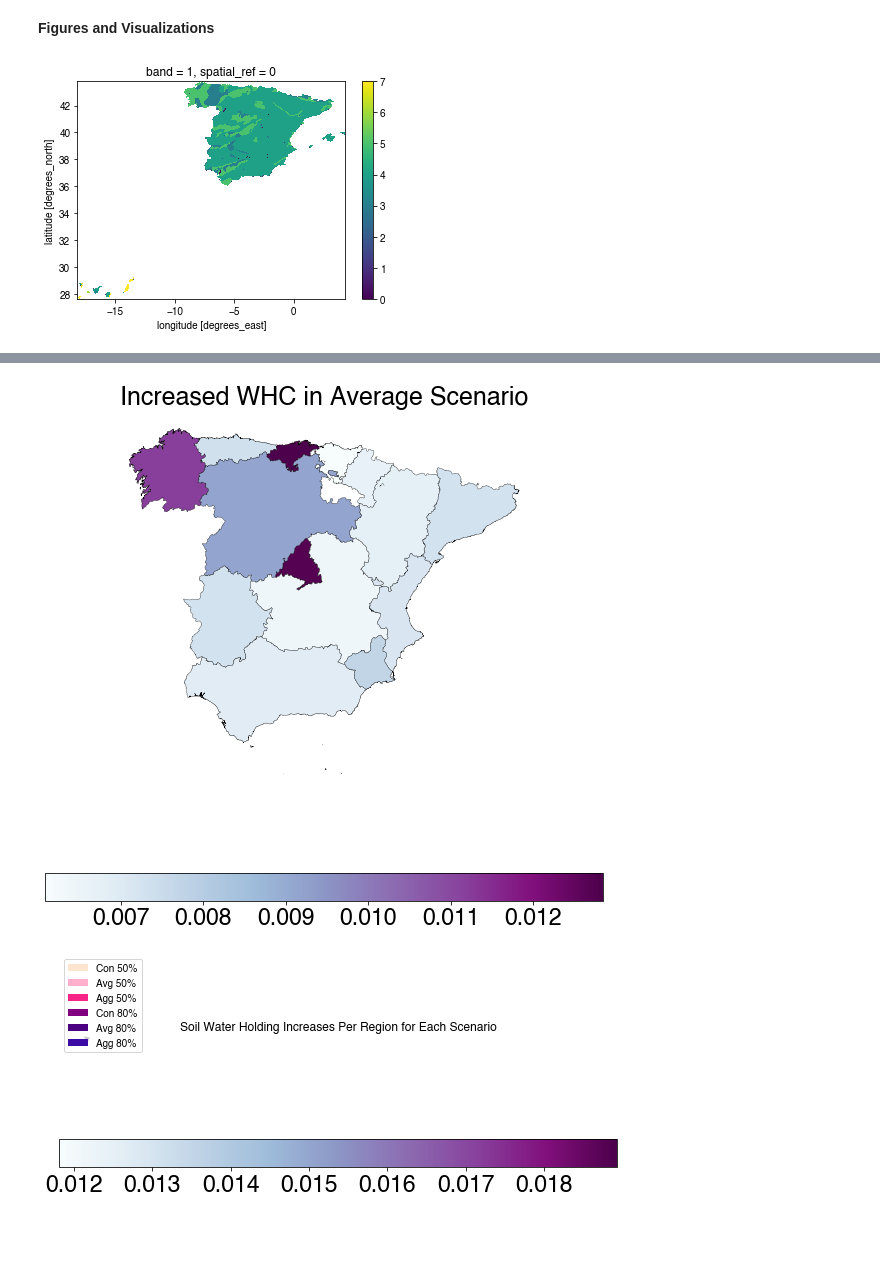
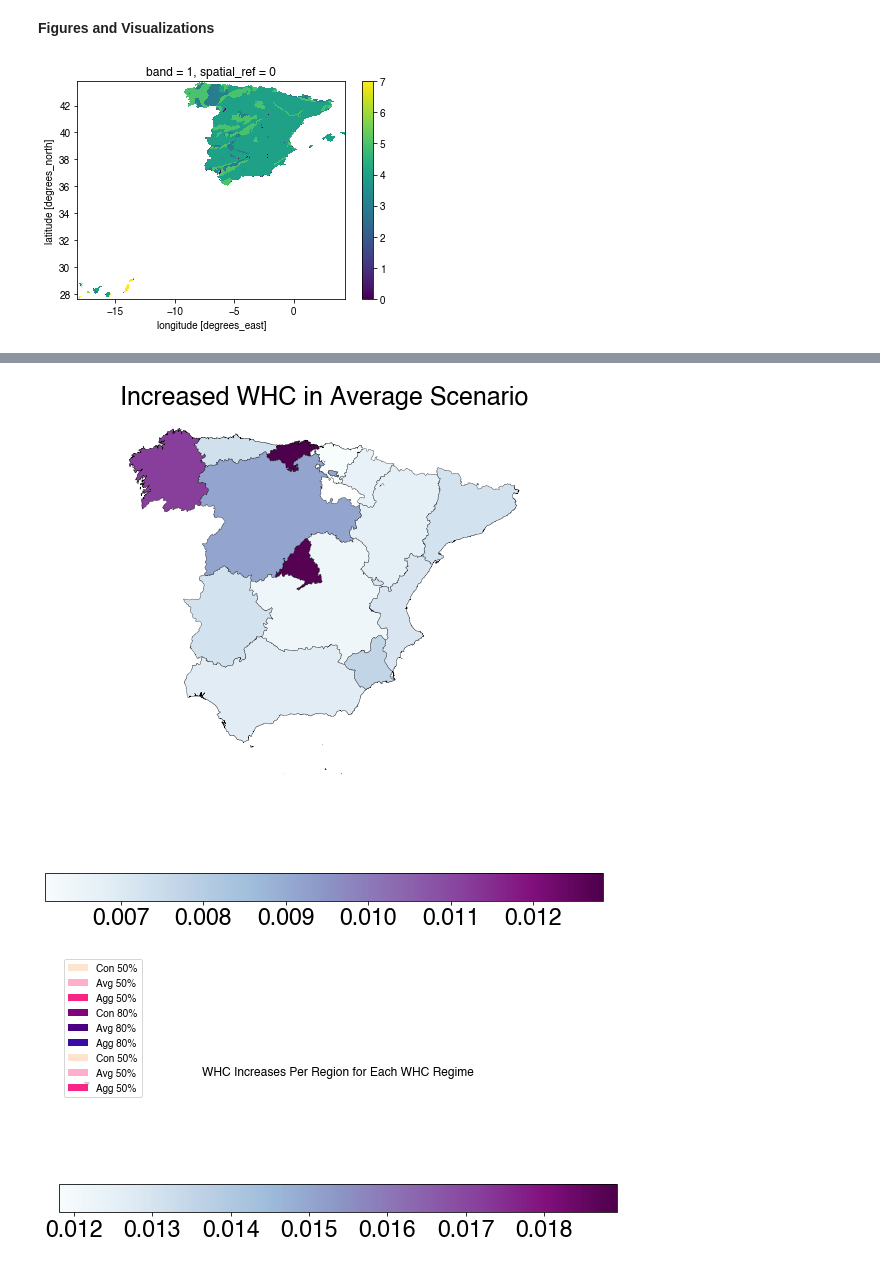
Before and after one commit to tara-greig/Farming_Effects_WHC_Spain, a Jupyter notebook: Greig_Project.ipynb, the cells around one changed output, grey strips where cells are left out. Drawn from its saved outputs; the diff is of its cells as text; code cells hidden in the pictures; blank space fills up the shorter version.

```diff
--- a/Greig_Project.ipynb
+++ b/Greig_Project.ipynb
@@ -348,7 +374,7 @@ cb_ax = fig.axes[1]
 cb_ax.tick_params(labelsize=23)
 plt.savefig('Spain_conventional_area.png')
 
-# whc difference figures
+# whc difference figures (some figures may not populate in jupyter, see saved files!)
 ax = spain_gdf_stat_merge_diffs.plot(figsize=(10, 10), column='whc low no till diff', cmap = "BuPu", edgecolor='k', linewidth = 0.3, legend=True, legend_kwds={'orientation': "horizontal"}, missing_kwds={ "color": "lightgrey", "label": "Missing values"})
 ax.set_title("Increased WHC in Conservative Scenario",fontsize=25)
 ax.set_axis_off()
@@ -370,6 +396,7 @@ fig = ax.figure
 cb_ax = fig.axes[1]
 cb_ax.tick_params(labelsize=23)
 plt.savefig('Spain_high_diff.png')
+
 
 # bar representation of potential soil water volume figures (will not populate in jupyter, see saved file!)
 # get lists of regions potential for all scenarios
@@ -394,35 +421,63 @@ for i in regions:
     med80.append(x5)
     high80.append(x6)
 
-
 ind = np.arange(len(regions))
 width = 1/7
 
+#plot
 plt.barh(ind, low50, width, label = 'Con 50%', linewidth = 0, color="#fde4cf")
 plt.barh(ind + 1*width, med50, width, label = 'Avg 50%', linewidth = 0, color = '#ffafcc')
 plt.barh(ind + 2*width, high50, width, label = 'Agg 50%', linewidth = 0, color = '#f72585')
 plt.barh(ind + 3*width, low80, width, label = 'Con 80%', linewidth = 0, color = 'purple')
 plt.barh(ind + 4*width, med80, width, label = 'Avg 80%', linewidth = 0, color = 'indigo')
 plt.barh(ind + 5*width, high80, width, label = 'Agg 80%', linewidth = 0, color = '#3a0ca3')
 
 plt.yticks(ind + 2*width, regions)
 plt.xlabel("Cubic meters of Water")
 plt.ylabel("Regions")
 plt.title("Soil Water Holding Increases Per Region for Each Scenario")
 plt.legend()
-plt.savefig('Spain_region_increase.png')
+plt.savefig('Spain_regions_increase.png')
+
+
+# bar representation of whc difference figures (will not populate in jupyter, see saved file!)
+# get lists of regions potential for all scenarios
+low_whc = []
+med_whc = []
+high_whc = []
+for i in regions:
+    x1 = spain_gdf_stat_merge_diffs[spain_gdf_stat_merge_diffs['Regions'] == i]['whc low no till diff'].sum()
+    x2 = spain_gdf_stat_merge_diffs[spain_gdf_stat_merge_diffs['Regions'] == i]['whc med no till diff'].sum()
+    x3 = spain_gdf_stat_merge_diffs[spain_gdf_stat_merge_diffs['Regions'] == i]['whc high no till diff'].sum()
+    low_whc.append(x1)
+    med_whc.append(x2)
+    high_whc.append(x3)
+
+ind = np.arange(len(regions))
+width = 1/3
+
+plt.barh(ind, low_whc, width, label = 'Con 50%', linewidth = 0, color="#fde4cf")
+plt.barh(ind + 1*width, med_whc, width, label = 'Avg 50%', linewidth = 0, color = '#ffafcc')
+plt.barh(ind + 2*width, high_whc, width, label = 'Agg 50%', linewidth = 0, color = '#f72585')
+
+plt.yticks(ind + 2*width, regions)
+plt.xlabel("mm of WHC")
+plt.ylabel("Regions")
+plt.title("WHC Increases Per Region for Each WHC Regime")
+plt.legend()
+plt.savefig('Spain_regions_diff.png')
 # %% [output]
 [figure]
 [figure]
 [figure]
 [figure]
 [figure]
 [figure]
 [figure]
 [figure]
 [figure]
 [figure]
 [figure]
 [figure]
 [figure]
-[figure, old version]
+[figure, new version]
```
Also changed, not shown: parts of 5 cells of this notebook.
